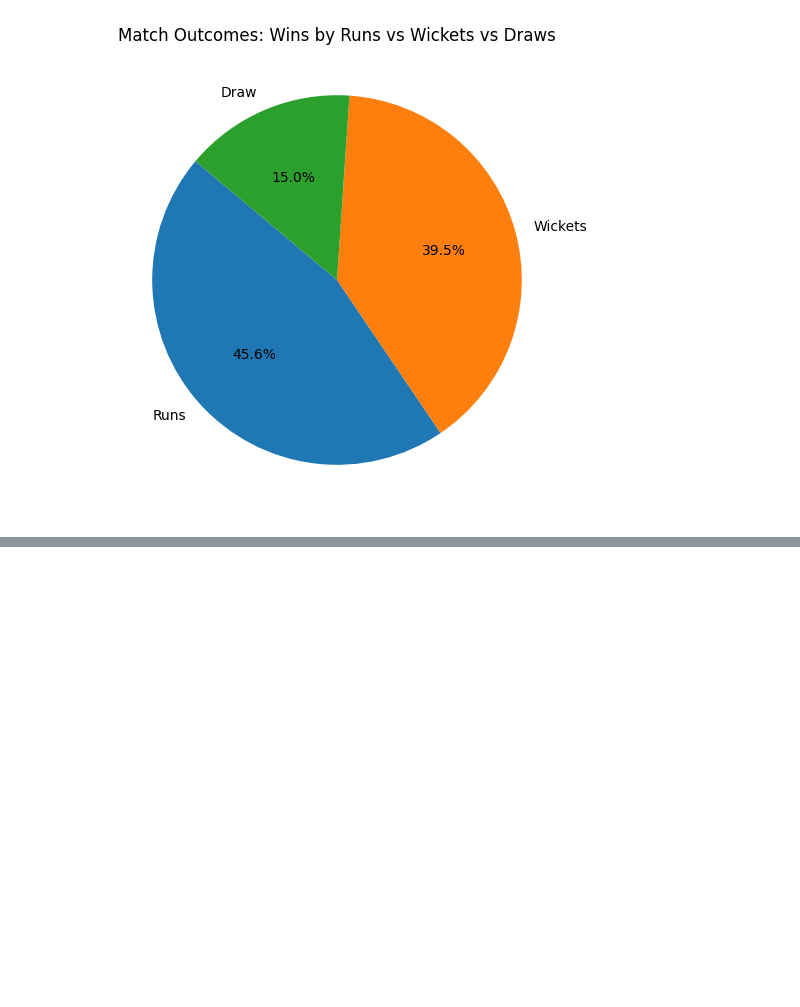
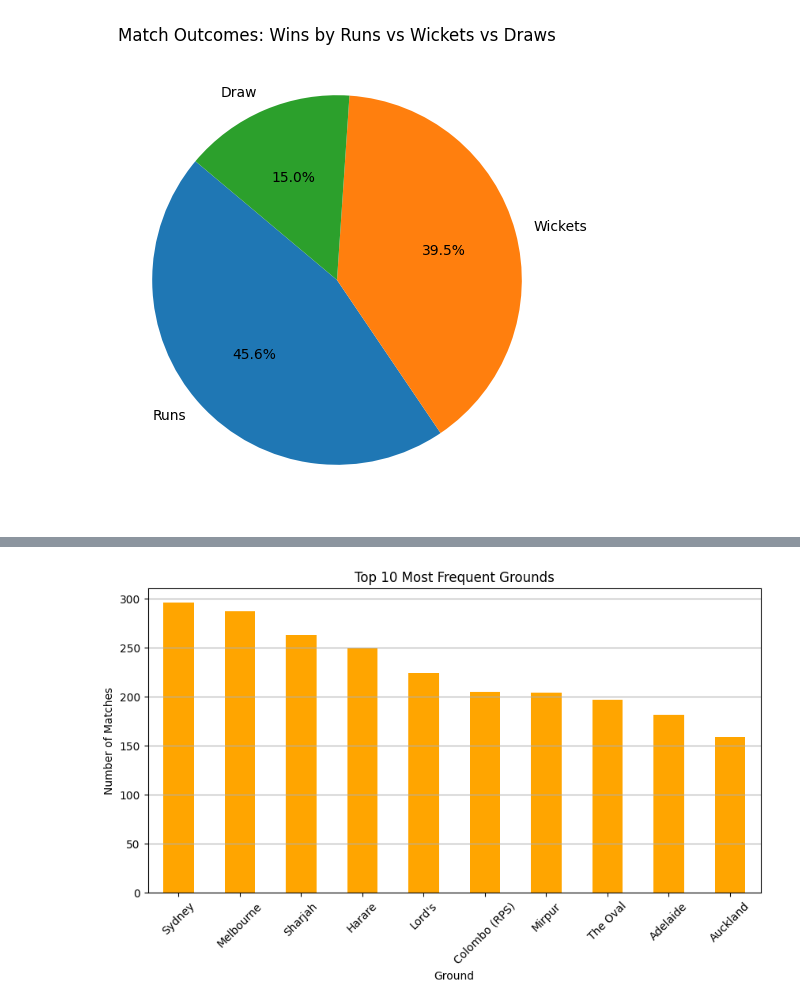
Before and after one commit to Ayesha-Rimione/Predicting-Test-Match-Winners, a Jupyter notebook: Project.ipynb, the cells around one changed output, grey strips where cells are left out. Cells and saved outputs as stored; diff of their text form; code cells hidden in the pictures; blank space fills up the shorter version.

```diff
--- a/Project.ipynb
+++ b/Project.ipynb
@@ -323,0 +357,12 @@ plt.show()
+# %%
+top_grounds = df['Ground'].value_counts().head(10)
+
+top_grounds.plot(kind='bar', color='orange', figsize=(10,5))
+plt.title('Top 10 Most Frequent Grounds')
+plt.xlabel('Ground')
+plt.ylabel('Number of Matches')
+plt.xticks(rotation=45)
+plt.grid(axis='y')
+plt.show()
+# %% [output]
+[figure, added]
```
Also changed, not shown: parts of 3 cells of this notebook.
